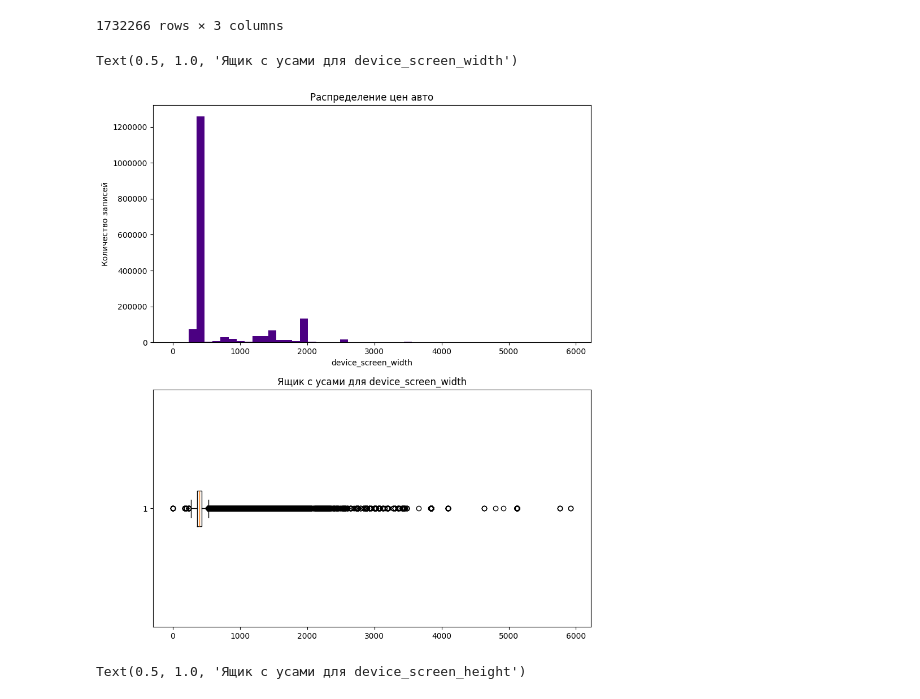
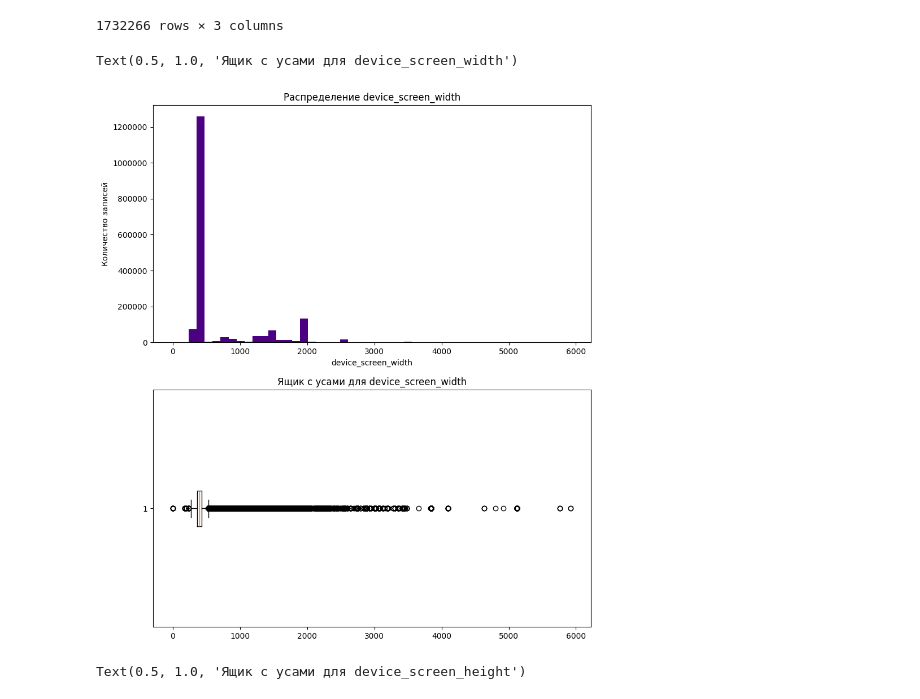
Before and after one commit to saidplatonov/sber_avto_sklrn_ML, a Jupyter notebook: research_result.ipynb, the cells around one changed output. Cells and saved outputs as stored; diff of their text form; code cells hidden in the pictures.

```diff
--- a/research_result.ipynb
+++ b/research_result.ipynb
@@ -903,17 +903,17 @@ Name: count, Length: 4947, dtype: int64
 # %%
 # Визаулизируем арспределение device_screen_width
 fig, (ax_hist, ax_box) = plt.subplots(ncols=1, nrows=2, figsize=(10,12))
 ax_hist.ticklabel_format(style='plain')
 ax_hist.hist(sessions_df_cleaned['device_screen_width'], bins=50, color='indigo')
-ax_hist.set_title('Распределение цен авто')
+ax_hist.set_title('Распределение device_screen_width')
 ax_hist.set_ylabel('Количество записей')
 ax_hist.set_xlabel('device_screen_width')
 
 ax_box.boxplot(sessions_df_cleaned['device_screen_width'], vert=False)
 ax_box.set_title('Ящик с усами для device_screen_width')
 # %% [output]
 Text(0.5, 1.0, 'Ящик с усами для device_screen_width')
-[figure, old version]
+[figure, new version]
 # %%
 # Визаулизируем арспределение device_screen_height
 fig, (ax_hist, ax_box) = plt.subplots(ncols=1, nrows=2, figsize=(10,12))
```
Also changed, not shown: parts of 28 cells of this notebook, 1 other file.
